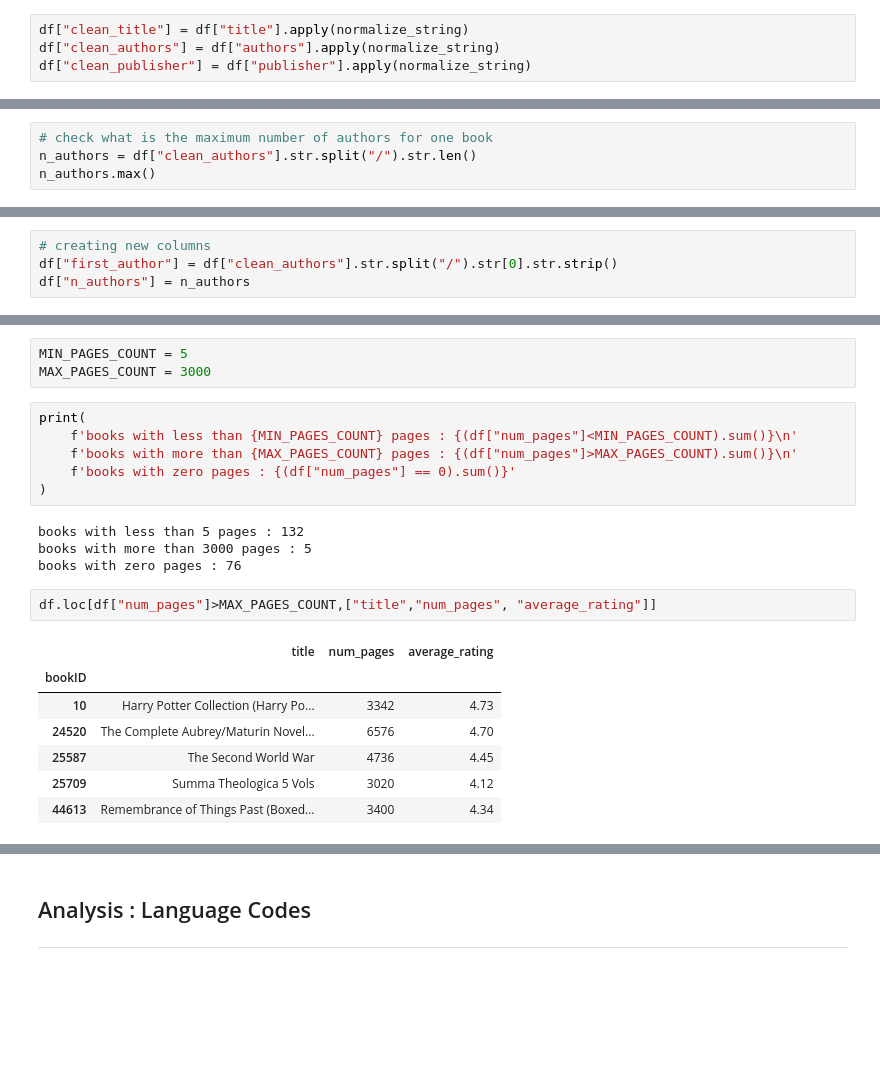
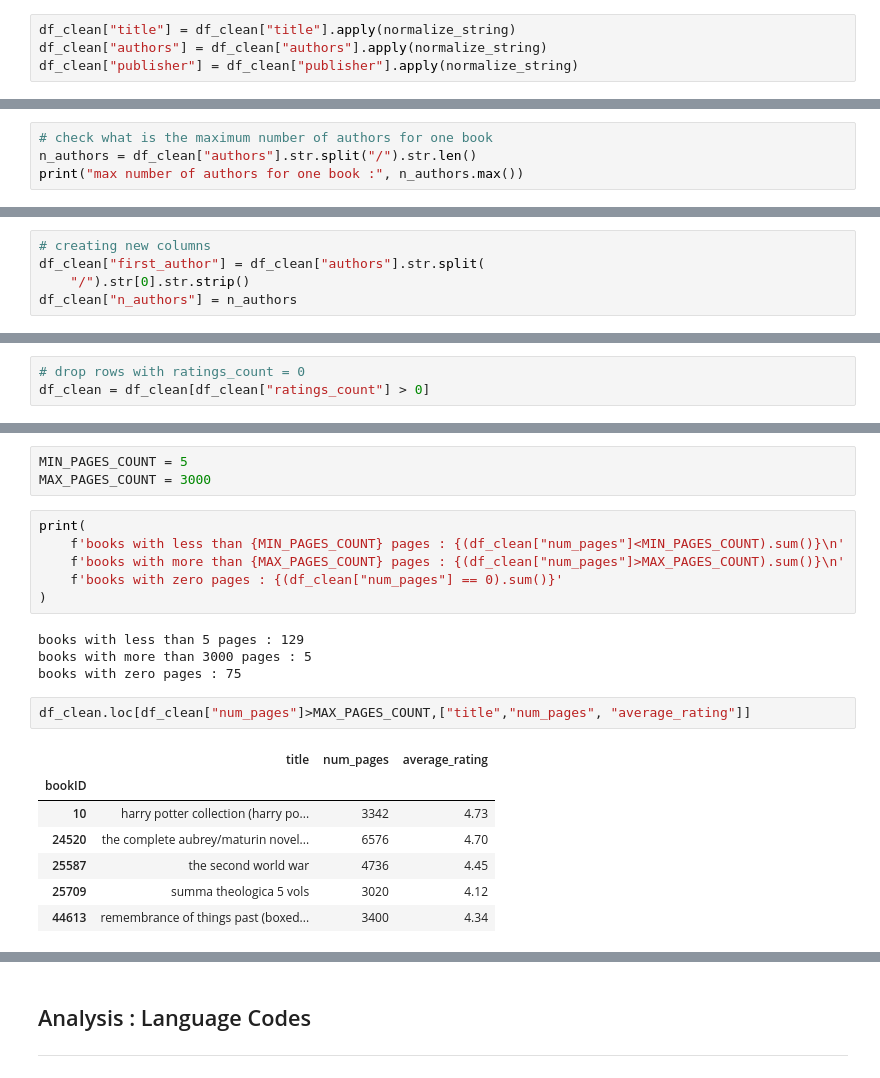
Before and after one commit to hyougo/Goodreads_Ratings_ML, a Jupyter notebook: notebooks/book_rating_pipeline_hugo.ipynb, the cells around one changed output, grey strips where cells are left out. Cells and saved outputs as stored; diff of their text form; blank space fills up the shorter version.

```diff
--- a/notebooks/book_rating_pipeline_hugo.ipynb
+++ b/notebooks/book_rating_pipeline_hugo.ipynb
@@ -256,13 +260,13 @@ df["publication_year"] = df["publication_date"].dt.year
 # %% [markdown]
 **String Sanitization : apply normalization function**
 # %%
-df["clean_title"] = df["title"].apply(normalize_string)
-df["clean_authors"] = df["authors"].apply(normalize_string)
-df["clean_publisher"] = df["publisher"].apply(normalize_string)
+df_clean["title"] = df_clean["title"].apply(normalize_string)
+df_clean["authors"] = df_clean["authors"].apply(normalize_string)
+df_clean["publisher"] = df_clean["publisher"].apply(normalize_string)
 # %% [markdown]
 **Creating new colums for *Authors* : inspection of the data show that authors are separated by "/"**
 # %%
 # check what is the maximum number of authors for one book
-n_authors = df["clean_authors"].str.split("/").str.len()
-n_authors.max()
+n_authors = df_clean["authors"].str.split("/").str.len()
+print("max number of authors for one book :", n_authors.max())
 # %% [output]
@@ -281,7 +285,8 @@ To avoid empty data, and because usually the first author is usually the main on
 # %%
 # creating new columns
-df["first_author"] = df["clean_authors"].str.split("/").str[0].str.strip()
-df["n_authors"] = n_authors
+df_clean["first_author"] = df_clean["authors"].str.split(
+    "/").str[0].str.strip()
+df_clean["n_authors"] = n_authors
 # %%
 # plot showing the number of authors per book
 plt.figure(figsize=(10, 6))
@@ -376,3 +571,6 @@ text_reviews_count zero count : 625
 num_pages = 0 ➜ encode average/median?
 ratings_count = 0 ➜ drop ?
 text_reviews_count = 0 ➜ could be an actual signal, keep ?
+# %%
+# drop rows with ratings_count = 0
+df_clean = df_clean[df_clean["ratings_count"] > 0]
@@ -645,24 +962,24 @@ MIN_PAGES_COUNT = 5
 MAX_PAGES_COUNT = 3000
 # %%
 print(
-    f'books with less than {MIN_PAGES_COUNT} pages : {(df["num_pages"]<MIN_PAGES_COUNT).sum()}\n'
-    f'books with more than {MAX_PAGES_COUNT} pages : {(df["num_pages"]>MAX_PAGES_COUNT).sum()}\n'
-    f'books with zero pages : {(df["num_pages"] == 0).sum()}'
+    f'books with less than {MIN_PAGES_COUNT} pages : {(df_clean["num_pages"]<MIN_PAGES_COUNT).sum()}\n'
+    f'books with more than {MAX_PAGES_COUNT} pages : {(df_clean["num_pages"]>MAX_PAGES_COUNT).sum()}\n'
+    f'books with zero pages : {(df_clean["num_pages"] == 0).sum()}'
 )
 # %% [output]
-books with less than 5 pages : 132
+books with less than 5 pages : 129
 books with more than 3000 pages : 5
-books with zero pages : 76
+books with zero pages : 75
 # %%
-df.loc[df["num_pages"]>MAX_PAGES_COUNT,["title","num_pages", "average_rating"]]
+df_clean.loc[df_clean["num_pages"]>MAX_PAGES_COUNT,["title","num_pages", "average_rating"]]
 # %% [output]
 |  | title | num_pages | average_rating |
 | bookID |  |  |  |
-| 10 | Harry Potter Collection (Harry Po... | 3342 | 4.73 |
-| 24520 | The Complete Aubrey/Maturin Novel... | 6576 | 4.70 |
-| 25587 | The Second World War | 4736 | 4.45 |
-| 25709 | Summa Theologica 5 Vols | 3020 | 4.12 |
-| 44613 | Remembrance of Things Past (Boxed... | 3400 | 4.34 |
+| 10 | harry potter collection (harry po... | 3342 | 4.73 |
+| 24520 | the complete aubrey/maturin novel... | 6576 | 4.70 |
+| 25587 | the second world war | 4736 | 4.45 |
+| 25709 | summa theologica 5 vols | 3020 | 4.12 |
+| 44613 | remembrance of things past (boxed... | 3400 | 4.34 |
 # %%
 # num_pages
 plot_distribution_with_mean(
```
Also changed, not shown: parts of 68 cells of this notebook, 2 other files.
